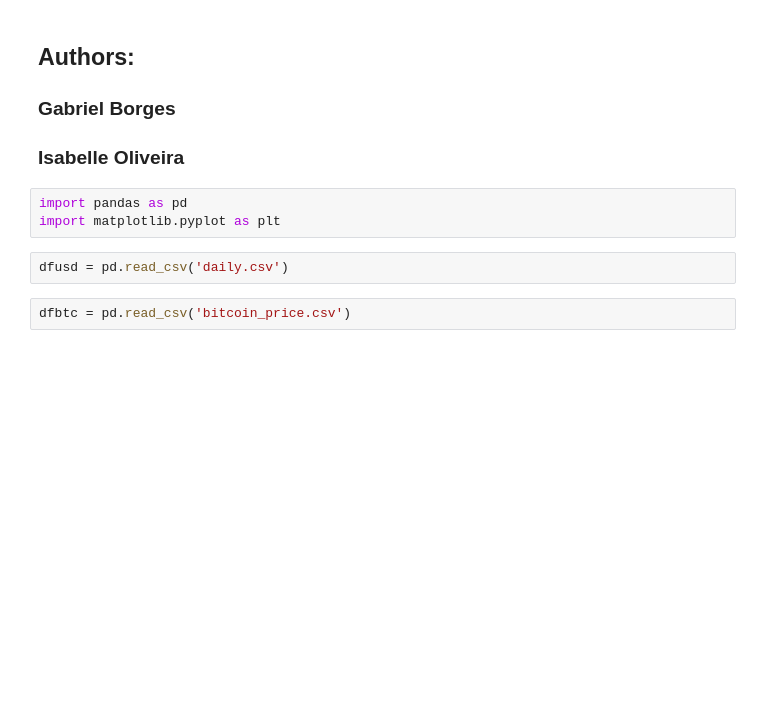
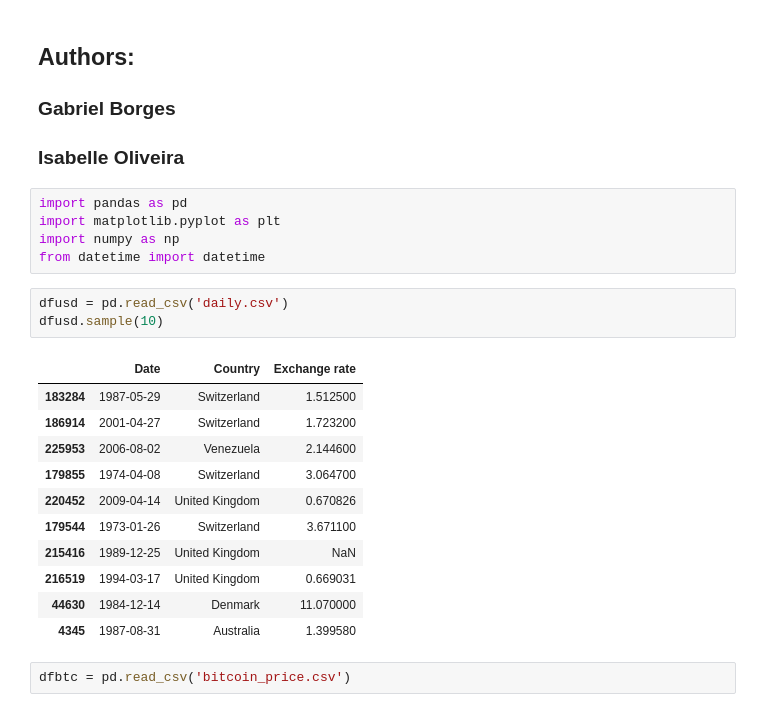
Before and after one commit to isabellefo/usdAnalysis, a Jupyter notebook: DataAnalysis.ipynb, the cells around one changed output. Drawn from its saved outputs; the diff is of its cells as text; blank space fills up the shorter version.

```diff
--- a/DataAnalysis.ipynb
+++ b/DataAnalysis.ipynb
@@ -7,8 +7,23 @@
 # %%
 import pandas as pd
 import matplotlib.pyplot as plt
+import numpy as np
+from datetime import datetime
 # %%
 dfusd = pd.read_csv('daily.csv')
+dfusd.sample(10)
+# %% [output]
+|  | Date | Country | Exchange rate |
+| 183284 | 1987-05-29 | Switzerland | 1.512500 |
+| 186914 | 2001-04-27 | Switzerland | 1.723200 |
+| 225953 | 2006-08-02 | Venezuela | 2.144600 |
+| 179855 | 1974-04-08 | Switzerland | 3.064700 |
+| 220452 | 2009-04-14 | United Kingdom | 0.670826 |
+| 179544 | 1973-01-26 | Switzerland | 3.671100 |
+| 215416 | 1989-12-25 | United Kingdom | NaN |
+| 216519 | 1994-03-17 | United Kingdom | 0.669031 |
+| 44630 | 1984-12-14 | Denmark | 11.070000 |
+| 4345 | 1987-08-31 | Australia | 1.399580 |
 # %%
 dfbtc = pd.read_csv('bitcoin_price.csv')
 # %%
```
Also changed, not shown: parts of 3 cells of this notebook.
